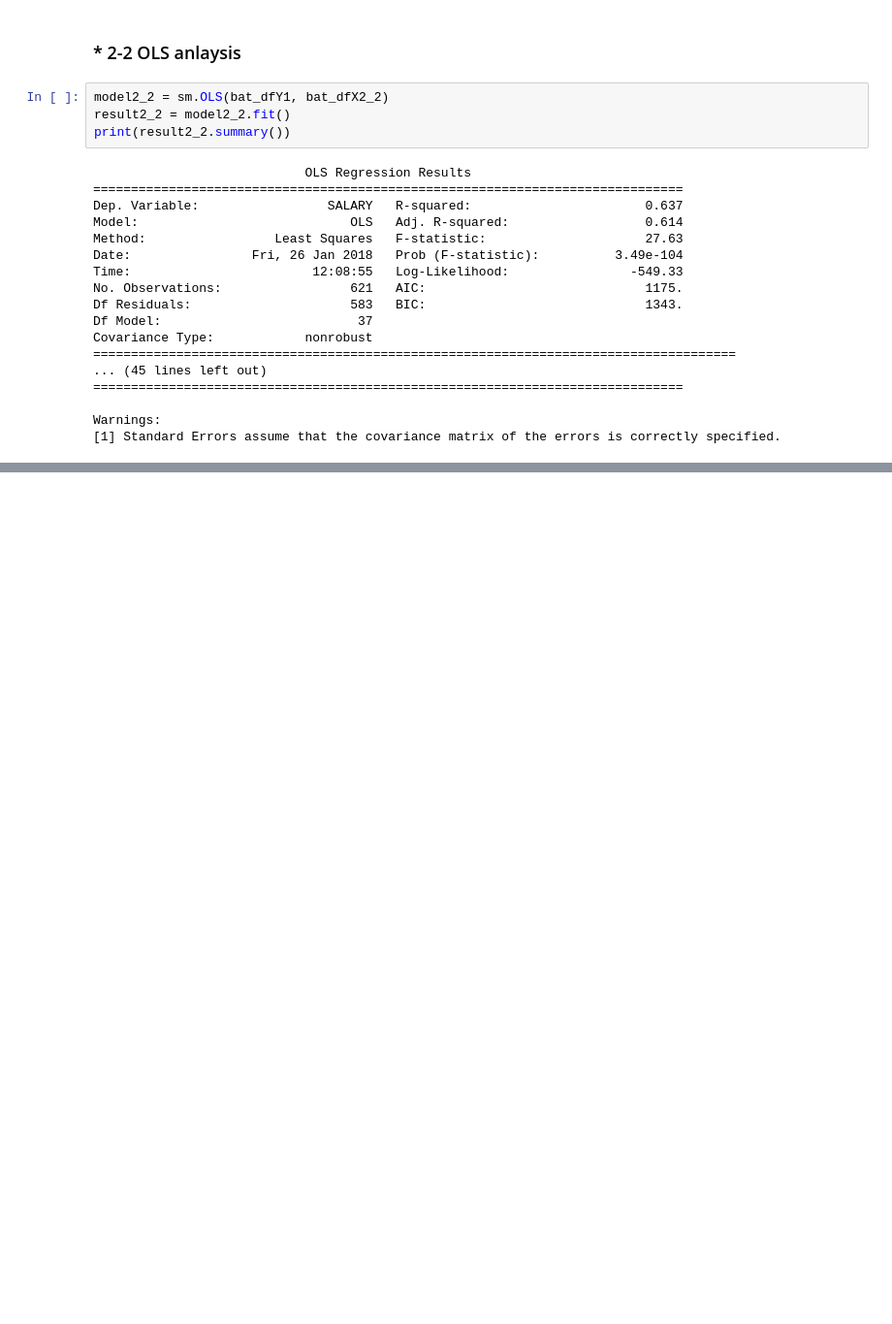
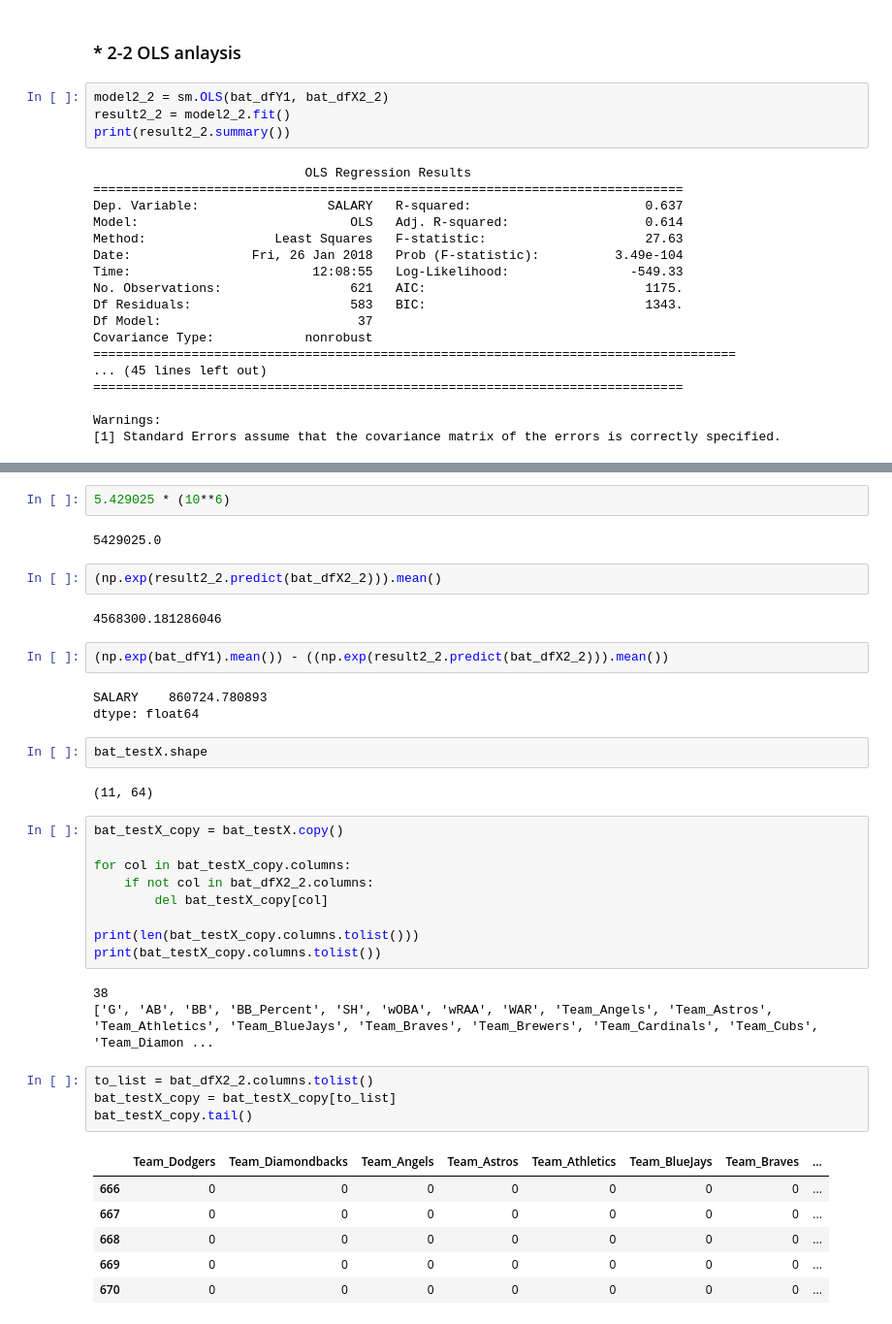
Before and after one commit to nano199019/Personal_Project, a Jupyter notebook: MLB_Project/5th.ipynb, the cells around one changed output, grey strips where cells are left out. Shown at 97% size. Cells and saved outputs as stored; diff of their text form; blank space fills up the shorter version.

```diff
--- a/MLB_Project/5th.ipynb
+++ b/MLB_Project/5th.ipynb
@@ -676,0 +688,40 @@ Warnings:
+# %%
+5.429025 * (10**6)
+# %% [output]
+5429025.0
+# %%
+(np.exp(result2_2.predict(bat_dfX2_2))).mean()
+# %% [output]
+4568300.181286046
+# %%
+(np.exp(bat_dfY1).mean()) - ((np.exp(result2_2.predict(bat_dfX2_2))).mean())
+# %% [output]
+SALARY    860724.780893
+dtype: float64
+# %%
+bat_testX.shape
+# %% [output]
+(11, 64)
+# %%
+bat_testX_copy = bat_testX.copy()
+
+for col in bat_testX_copy.columns:
+    if not col in bat_dfX2_2.columns:
+        del bat_testX_copy[col]
+
+print(len(bat_testX_copy.columns.tolist()))
+print(bat_testX_copy.columns.tolist())
+# %% [output]
+38
+['G', 'AB', 'BB', 'BB_Percent', 'SH', 'wOBA', 'wRAA', 'WAR', 'Team_Angels', 'Team_Astros', 'Team_Athletics', 'Team_BlueJays', 'Team_Braves', 'Team_Brewers', 'Team_Cardinals', 'Team_Cubs', 'Team_Diamon ...
+# %%
+to_list = bat_dfX2_2.columns.tolist()
+bat_testX_copy = bat_testX_copy[to_list]
+bat_testX_copy.tail()
+# %% [output]
+|  | Team_Dodgers | Team_Diamondbacks | Team_Angels | Team_Astros | Team_Athletics | Team_BlueJays | Team_Braves | ... |
+| 666 | 0 | 0 | 0 | 0 | 0 | 0 | 0 | ... |
+| 667 | 0 | 0 | 0 | 0 | 0 | 0 | 0 | ... |
+| 668 | 0 | 0 | 0 | 0 | 0 | 0 | 0 | ... |
+| 669 | 0 | 0 | 0 | 0 | 0 | 0 | 0 | ... |
+| 670 | 0 | 0 | 0 | 0 | 0 | 0 | 0 | ... |
```
Also changed, not shown: parts of 24 cells of this notebook.
